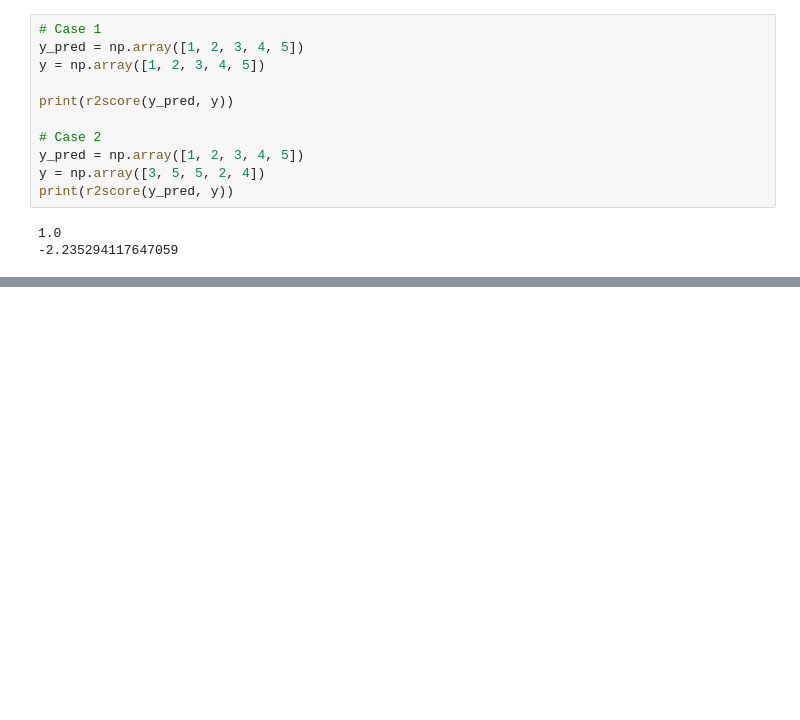
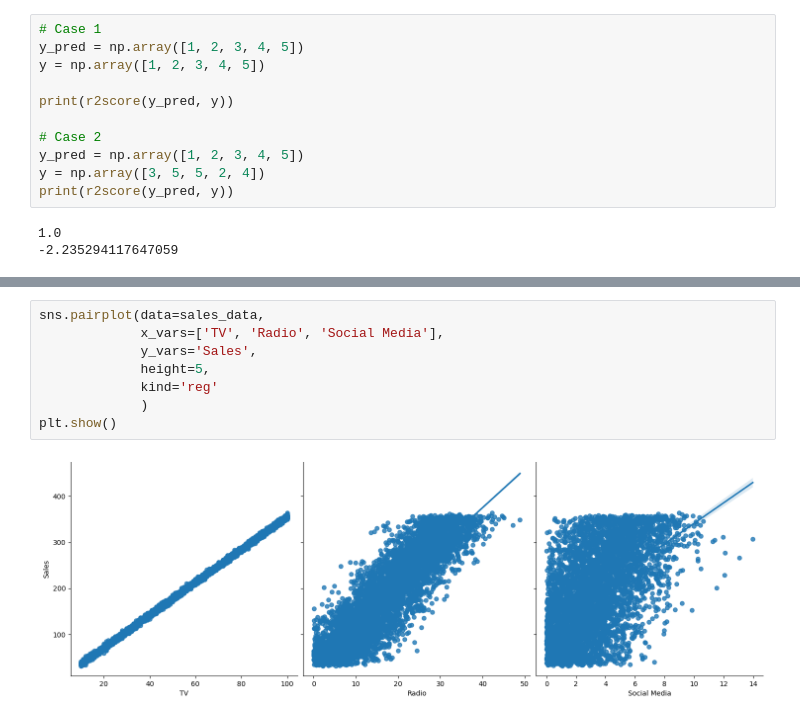
Before and after one commit to T-Sunm/Sales-Prediction, a Jupyter notebook: Linear Regression.ipynb, the cells around one changed output, grey strips where cells are left out. Cells and saved outputs as stored; diff of their text form; blank space fills up the shorter version.

```diff
--- a/Linear Regression.ipynb
+++ b/Linear Regression.ipynb
@@ -70,0 +143,10 @@ print(r2score(y_pred, y))
+# %%
+sns.pairplot(data=sales_data,
+             x_vars=['TV', 'Radio', 'Social Media'],
+             y_vars='Sales',
+             height=5,
+             kind='reg'
+             )
+plt.show()
+# %% [output]
+[figure, added]
```
Also changed, not shown: parts of 19 cells of this notebook, 1 other file.
